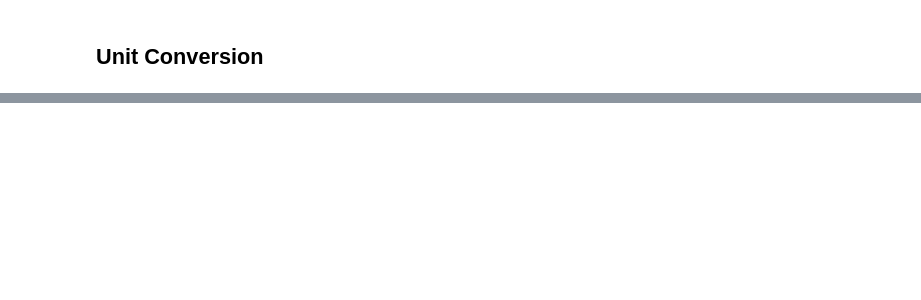
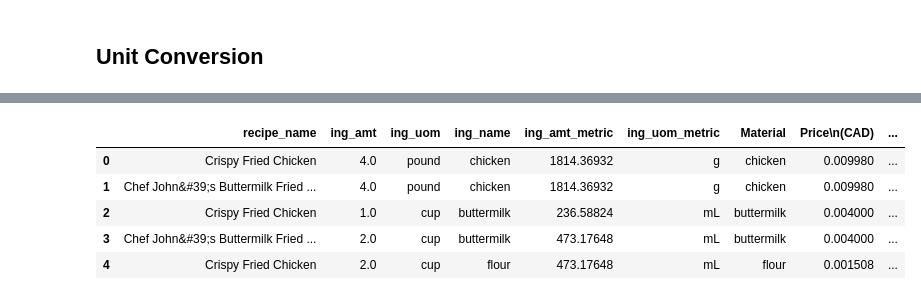
Before and after one commit to andrewyewcy/recipe_classifier, a Jupyter notebook: 30_automation/enrich_data_dev.ipynb, the cells around one changed output, grey strips where cells are left out. Drawn from its saved outputs; the diff is of its cells as text; code cells hidden in the pictures; blank space fills up the shorter version.

```diff
--- a/30_automation/enrich_data_dev.ipynb
+++ b/30_automation/enrich_data_dev.ipynb
@@ -983,0 +341,6 @@ final_df.loc[:,["recipe_name", "ing_uom_metric"]]
+# %%
+# # Temp fix, convert chicken ing_amt from 1 pound to 4 pound
+cond = ing_df["ing_name"] == "chicken"
+ing_df.loc[cond,"ing_amt"] = 4
+# ing_df.loc[cond,"ing_name"] = "whole chicken"
+ing_df.loc[cond]
@@ -983,0 +351,4 @@ final_df.loc[:,["recipe_name", "ing_uom_metric"]]
+# %%
+# Map (VLOOKUP) the conversion rates
+ing_df["ing_amt_metric"] = ing_df["ing_amt"] * ing_df["ing_uom"].map(metric_conversion_rate)
+ing_df["ing_uom_metric"] = ing_df["ing_uom"].map(metric_uom)
@@ -983,0 +395,9 @@ final_df.loc[:,["recipe_name", "ing_uom_metric"]]
+# %%
+final_df.head()
+# %% [output]
+|  | recipe_name | ing_amt | ing_uom | ing_name | ing_amt_metric | ing_uom_metric | Material | Price\n(CAD) | ... |
+| 0 | Crispy Fried Chicken | 4.0 | pound | chicken | 1814.36932 | g | chicken | 0.009980 | ... |
+| 1 | Chef John&#39;s Buttermilk Fried ... | 4.0 | pound | chicken | 1814.36932 | g | chicken | 0.009980 | ... |
+| 2 | Crispy Fried Chicken | 1.0 | cup | buttermilk | 236.58824 | mL | buttermilk | 0.004000 | ... |
+| 3 | Chef John&#39;s Buttermilk Fried ... | 2.0 | cup | buttermilk | 473.17648 | mL | buttermilk | 0.004000 | ... |
+| 4 | Crispy Fried Chicken | 2.0 | cup | flour | 473.17648 | mL | flour | 0.001508 | ... |
```
Also changed, not shown: parts of 92 cells of this notebook, 10 other files.
